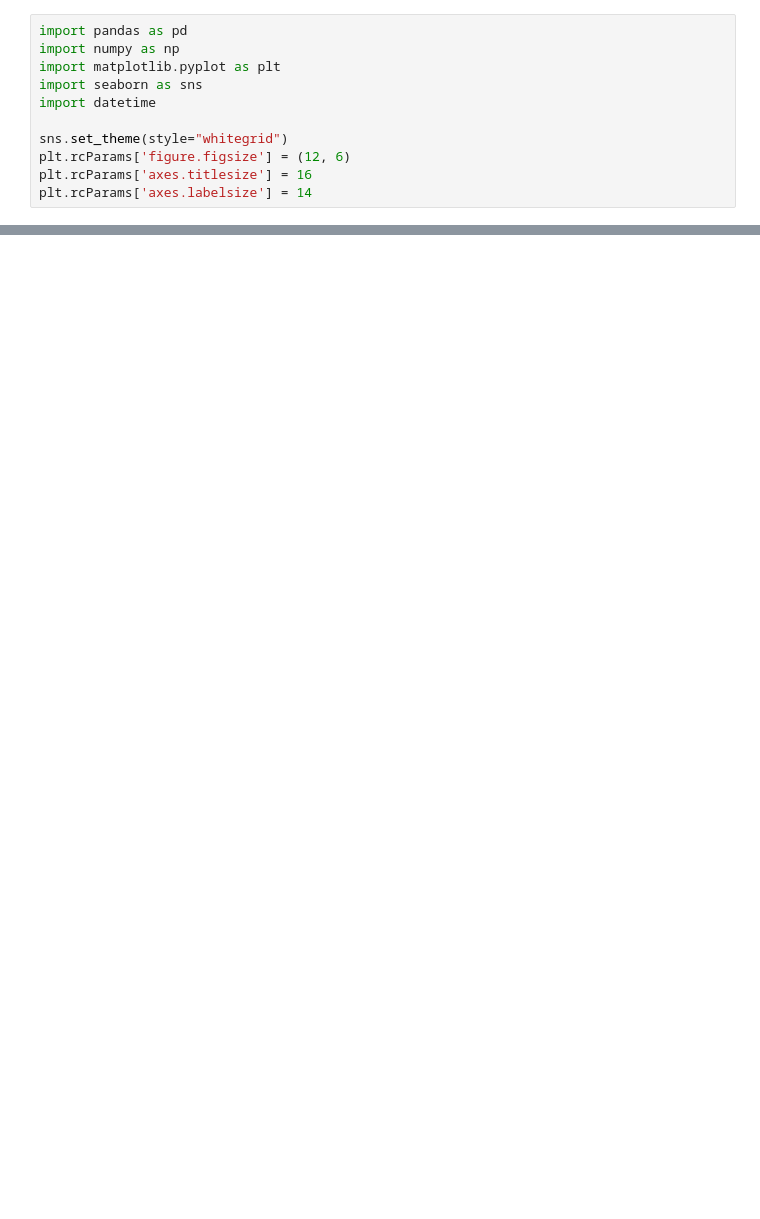
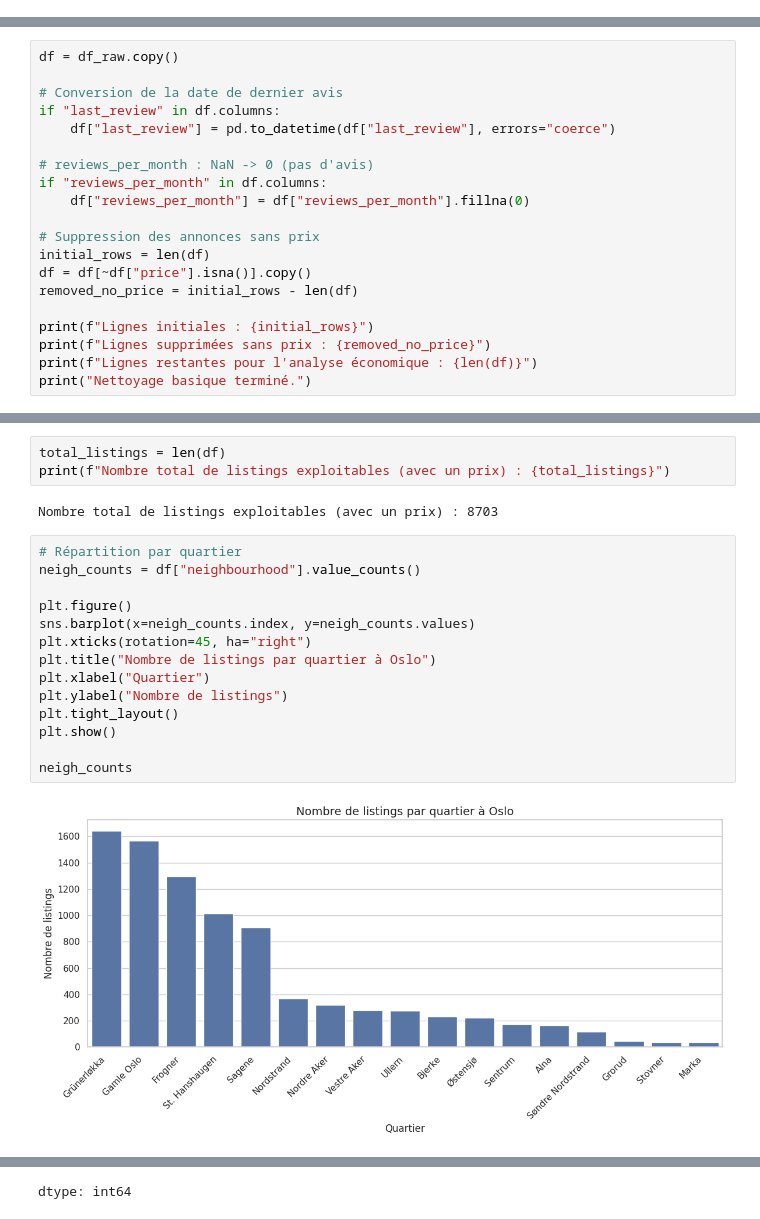
Before and after one commit to PercyaDJ/dossier-iae, a Jupyter notebook: oslo_airbnb_EDA.ipynb, the cells around one changed output, grey strips where cells are left out. Cells and saved outputs as stored; diff of their text form; blank space fills up the shorter version.

```diff
--- a/oslo_airbnb_EDA.ipynb
+++ b/oslo_airbnb_EDA.ipynb
@@ -34,11 +0,0 @@ Nous commençons par importer les librairies nécessaires, copier le style de gr
-# %%
-import pandas as pd
-import numpy as np
-import matplotlib.pyplot as plt
-import seaborn as sns
-import datetime
-
-sns.set_theme(style="whitegrid")
-plt.rcParams['figure.figsize'] = (12, 6)
-plt.rcParams['axes.titlesize'] = 16
-plt.rcParams['axes.labelsize'] = 14
@@ -384,0 +127,20 @@ On voit ainsi que les quartiers centre ville propose beaucoup de premium, ce qui
+# %%
+df = df_raw.copy()
+
+# Conversion de la date de dernier avis
+if "last_review" in df.columns:
+    df["last_review"] = pd.to_datetime(df["last_review"], errors="coerce")
+
+# reviews_per_month : NaN -> 0 (pas d'avis)
+if "reviews_per_month" in df.columns:
+    df["reviews_per_month"] = df["reviews_per_month"].fillna(0)
+
+# Suppression des annonces sans prix
+initial_rows = len(df)
+df = df[~df["price"].isna()].copy()
+removed_no_price = initial_rows - len(df)
+
+print(f"Lignes initiales : {initial_rows}")
+print(f"Lignes supprimées sans prix : {removed_no_price}")
+print(f"Lignes restantes pour l'analyse économique : {len(df)}")
+print("Nettoyage basique terminé.")
@@ -384,0 +168,21 @@ On voit ainsi que les quartiers centre ville propose beaucoup de premium, ce qui
+# %%
+total_listings = len(df)
+print(f"Nombre total de listings exploitables (avec un prix) : {total_listings}")
+# %% [output]
+Nombre total de listings exploitables (avec un prix) : 8703
+# %%
+# Répartition par quartier
+neigh_counts = df["neighbourhood"].value_counts()
+
+plt.figure()
+sns.barplot(x=neigh_counts.index, y=neigh_counts.values)
+plt.xticks(rotation=45, ha="right")
+plt.title("Nombre de listings par quartier à Oslo")
+plt.xlabel("Quartier")
+plt.ylabel("Nombre de listings")
+plt.tight_layout()
+plt.show()
+
+neigh_counts
+# %% [output]
+[figure, added]
@@ -384,0 +208 @@ On voit ainsi que les quartiers centre ville propose beaucoup de premium, ce qui
+dtype: int64
```
Also changed, not shown: parts of 96 cells of this notebook.
